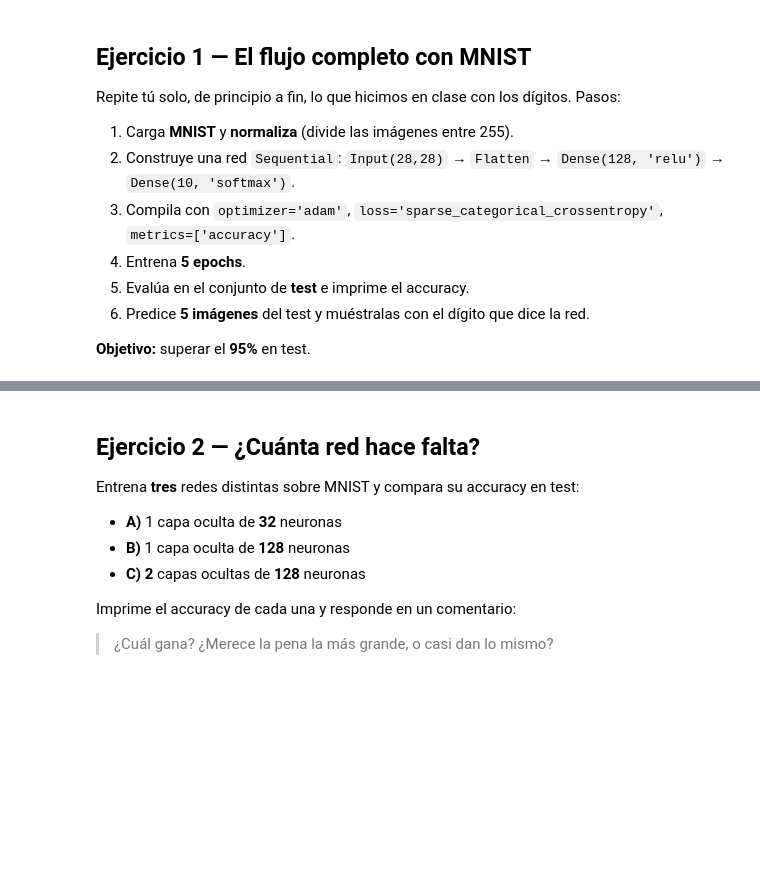
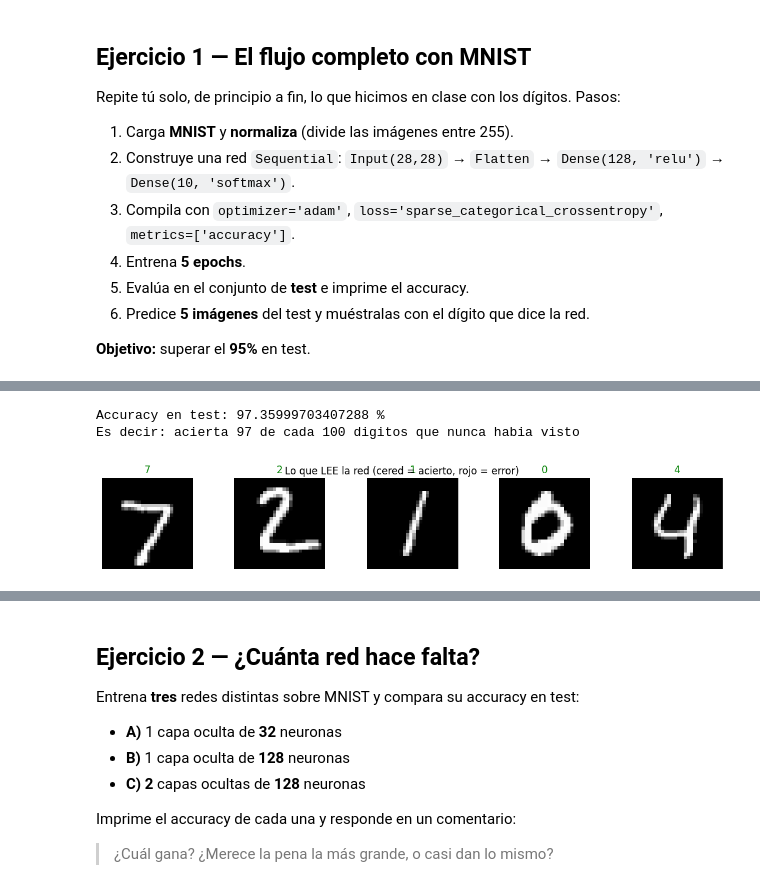
Before and after one commit to carlosgomezagrafojo/Redes_Neuronales, a Jupyter notebook: ejercicios_extra_redes_y_yolo.ipynb, the cells around one changed output, grey strips where cells are left out. Drawn from its saved outputs; the diff is of its cells as text; code cells hidden in the pictures; blank space fills up the shorter version.

```diff
--- a/ejercicios_extra_redes_y_yolo.ipynb
+++ b/ejercicios_extra_redes_y_yolo.ipynb
@@ -46,0 +150,23 @@ Repite tú solo, de principio a fin, lo que hicimos en clase con los dígitos. P
+# %%
+modelo = keras.Sequential([
+
+    keras.layers.Input(shape=(28, 28)), # ENTRADA: Imagenes de 28x28 pixeles
+    keras.layers.Flatten(), # APLANAR, convierte la matriz de 28x28 en una fila de 784 elementos numeros
+                            # (las capas DENSE necesitan trabajar con vectores)
+
+    keras.layers.Dense(128, activation='relu'),  # CAPA OCULTA "densa": 128 neuronas conectadas al 784 del vector.
+                                                 # DENSE = Cada neurona se conecta a TODAS las entradas.
+                                                 # activacion relu es la "chispa" no lineal que permite aprender formas complejas
+                                                 # sin ella la red solo sabría hacer rectas.
+
+    keras.layers.Dense(10, activation='softmax') # CAPA DE SALIDA: 10 neuronas (una por digito  0-9).
+                                                 # softmax convierte las 10 salidas en probabilidades que suman 1.
+])
+
+
+modelo.compile(
+    optimizer='adam', # Adam # es un algoritmo de optimización que ajusta los pesos de la red para minimizar la función de pérdida.
+    loss='sparse_categorical_crossentropy', # Función de pérdida para clasificación multi-clase
+    metrics=['accuracy'] # Métrica para evaluar el rendimiento
+)
+modelo.summary()
@@ -46,0 +188,4 @@ Repite tú solo, de principio a fin, lo que hicimos en clase con los dígitos. P
+# %%
+# fit es el método que se encarga de entrenar el modelo. Toma los datos de entrenamiento (X_train, y_train) y los utiliza para ajustar los pesos de la red neuronal.
+# Entrenamos el modelo con los datos de entrenamiento, durante 5 épocas, y reservamos el 10% de los datos para validación.
+historia = modelo.fit(X_train, y_train, epochs=5, validation_split=0.1)
@@ -46,0 +203,27 @@ Repite tú solo, de principio a fin, lo que hicimos en clase con los dígitos. P
+# %%
+# evaluate es el método que se encarga de evaluar el rendimiento del modelo en un conjunto de datos de prueba (X_test, y_test).
+# Devuelve la pérdida y la precisión.
+# verbose=0 es para que no imprima el progreso de la evaluación.
+
+test_acc = modelo.evaluate(X_test, y_test, verbose=0)[1]
+print('Accuracy en test:', test_acc * 100, '%')
+print('Es decir: acierta', round(test_acc*100), 'de cada 100 digitos que nunca habia visto')
+# %% [output]
+Accuracy en test: 97.35999703407288 %
+Es decir: acierta 97 de cada 100 digitos que nunca habia visto
+# %%
+# predict es el método que se encarga de hacer predicciones con el modelo entrenado. Toma un conjunto de datos (X_test) y devuelve las probabilidades de cada clase para cada muestra.
+preds = modelo.predict(X_test[:5], verbose=0)#las 5 primeras imagenes del test, para ver que lee la red
+
+fig, ax = plt.subplots(1, 5, figsize=(14, 2))  #crea 5 minigraficos para mostrar las 5 primeras imagenes del test, y lo que lee la red
+for k in range(5): #recorre las 5 primeras imagenes del test
+    p = int(np.argmax(preds[k])) #argmax devuelve el indice de la clase con mayor probabilidad, es decir, lo que la red "cree" que es cada imagen
+    ax[k].imshow(X_test[k], cmap='gray') #muestra la imagen del test
+    color = 'green' if p == y_test[k] else 'red' #si la prediccion es correcta (p == y_test[k]) el titulo se muestra en verde, sino en rojo
+    ax[k].set_title(str(p), color=color) #titulo del grafico es la prediccion de la red, con el color correspondiente
+    ax[k].axis('off')
+
+plt.suptitle('Lo que LEE la red (cered = acierto, rojo = error)')
+plt.show()
+# %% [output]
+[figure, added]
```
Also changed, not shown: parts of 12 cells of this notebook.
